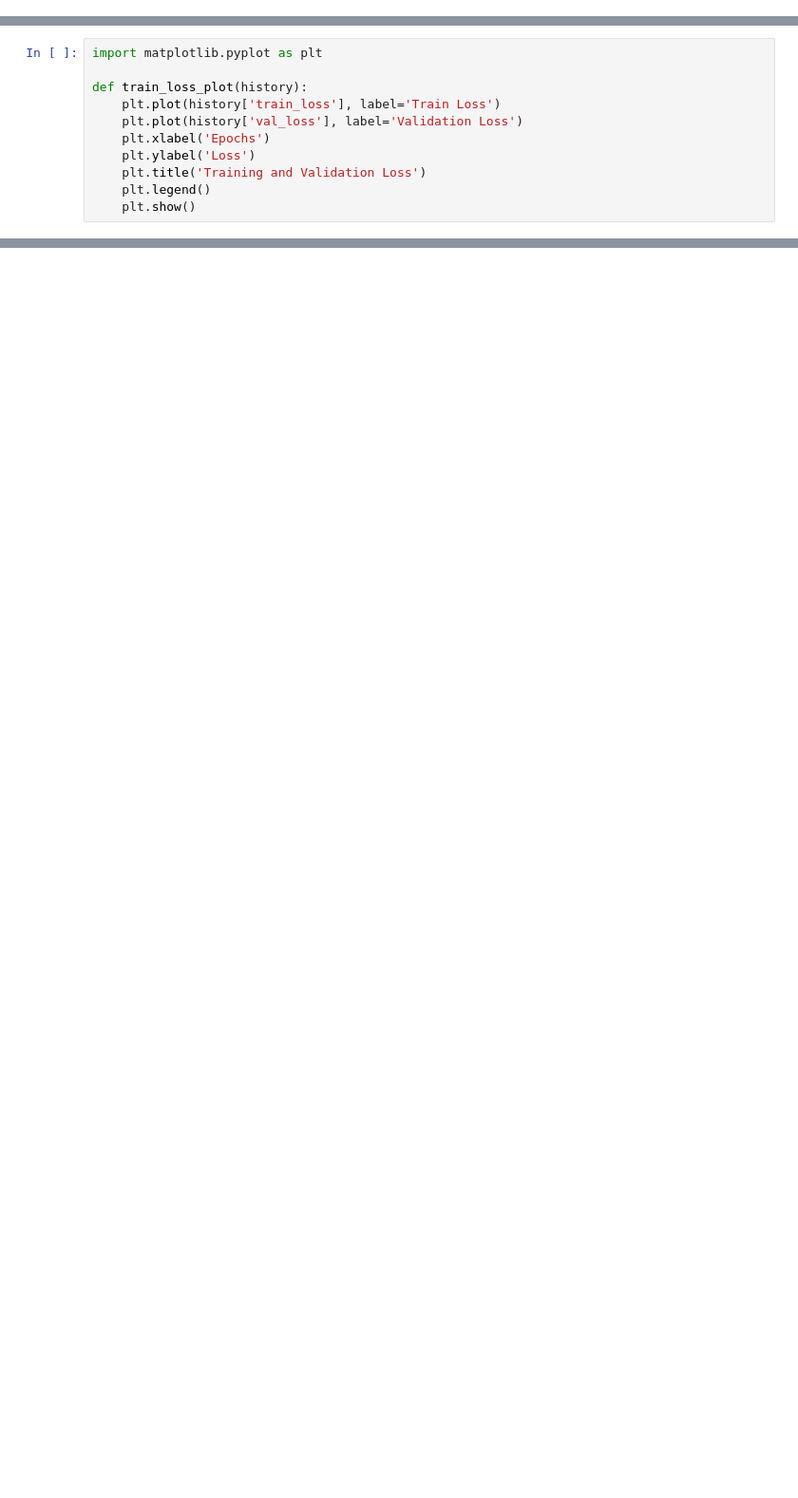
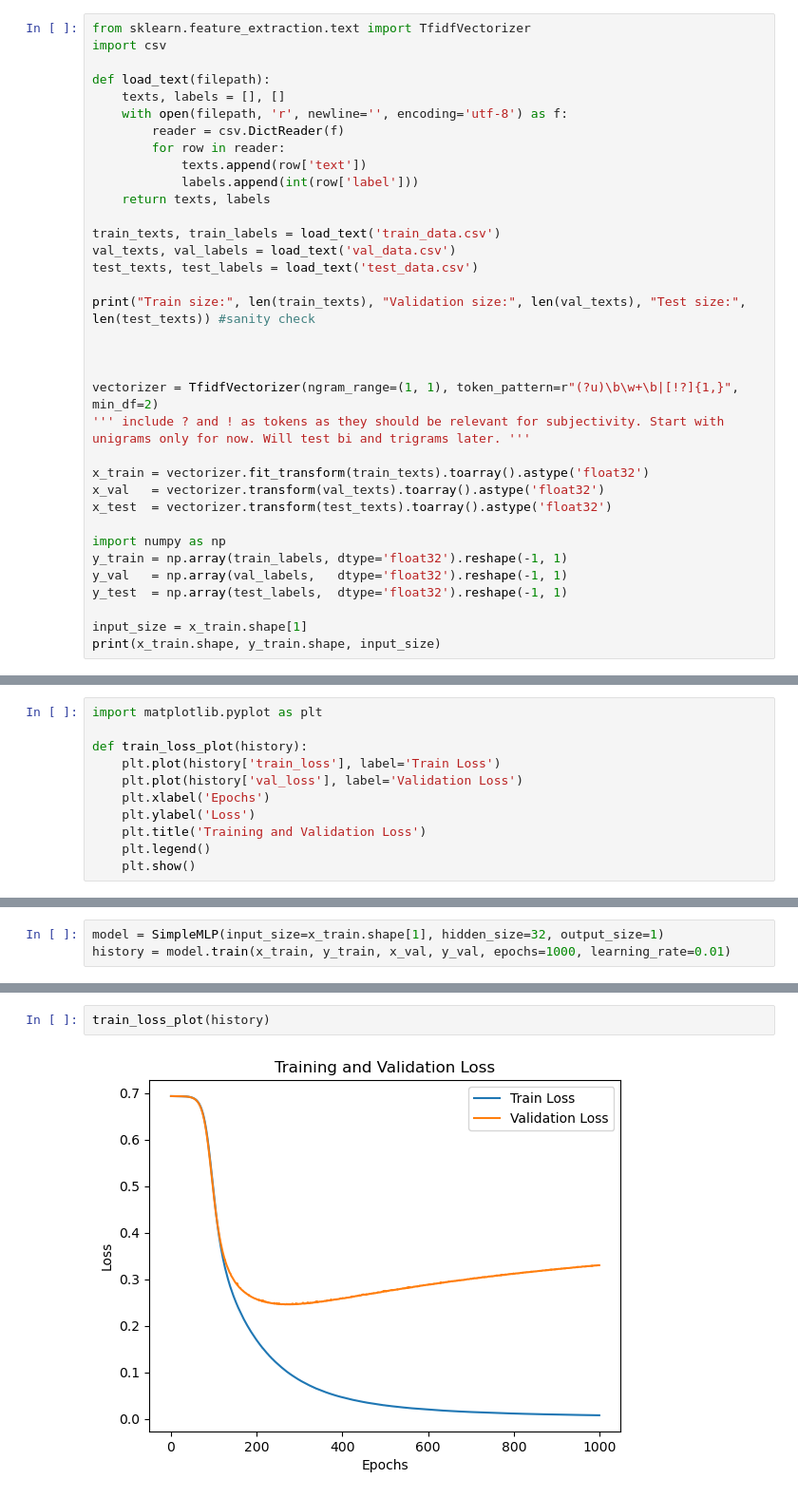
Before and after one commit to oisin20/subjectivity_classifier, a Jupyter notebook: simple_mlp.ipynb, the cells around one changed output, grey strips where cells are left out. Shown at 95% size. Saved outputs shown, nothing was run; the diff lists cells and outputs as text; blank space fills up the shorter version.

Commit message:
base model trained with clear signs of overfitting

```diff
--- a/simple_mlp.ipynb
+++ b/simple_mlp.ipynb
@@ -0,0 +3,35 @@
+# %%
+from sklearn.feature_extraction.text import TfidfVectorizer
+import csv
+
+def load_text(filepath):
+    texts, labels = [], []
+    with open(filepath, 'r', newline='', encoding='utf-8') as f:
+        reader = csv.DictReader(f)
+        for row in reader:
+            texts.append(row['text'])
+            labels.append(int(row['label']))
+    return texts, labels
+
+train_texts, train_labels = load_text('train_data.csv')
+val_texts, val_labels = load_text('val_data.csv')
+test_texts, test_labels = load_text('test_data.csv')
+
+print("Train size:", len(train_texts), "Validation size:", len(val_texts), "Test size:", len(test_texts)) #sanity check
+
+
+
+vectorizer = TfidfVectorizer(ngram_range=(1, 1), token_pattern=r"(?u)\b\w+\b|[!?]{1,}", min_df=2)
+''' include ? and ! as tokens as they should be relevant for subjectivity. Start with unigrams only for now. Will test bi and trigrams later. '''
+
+x_train = vectorizer.fit_transform(train_texts).toarray().astype('float32')
+x_val   = vectorizer.transform(val_texts).toarray().astype('float32')
+x_test  = vectorizer.transform(test_texts).toarray().astype('float32')
+
+import numpy as np
+y_train = np.array(train_labels, dtype='float32').reshape(-1, 1)
+y_val   = np.array(val_labels,   dtype='float32').reshape(-1, 1)
+y_test  = np.array(test_labels,  dtype='float32').reshape(-1, 1)
+
+input_size = x_train.shape[1]
+print(x_train.shape, y_train.shape, input_size)
@@ -191,0 +253,3 @@ def train_loss_plot(history):
+# %%
+model = SimpleMLP(input_size=x_train.shape[1], hidden_size=32, output_size=1)
+history = model.train(x_train, y_train, x_val, y_val, epochs=1000, learning_rate=0.01)
@@ -191,0 +268,4 @@ def train_loss_plot(history):
+# %%
+train_loss_plot(history)
+# %% [output]
+[figure, added]
```
Also changed, not shown: parts of 12 cells of this notebook.
